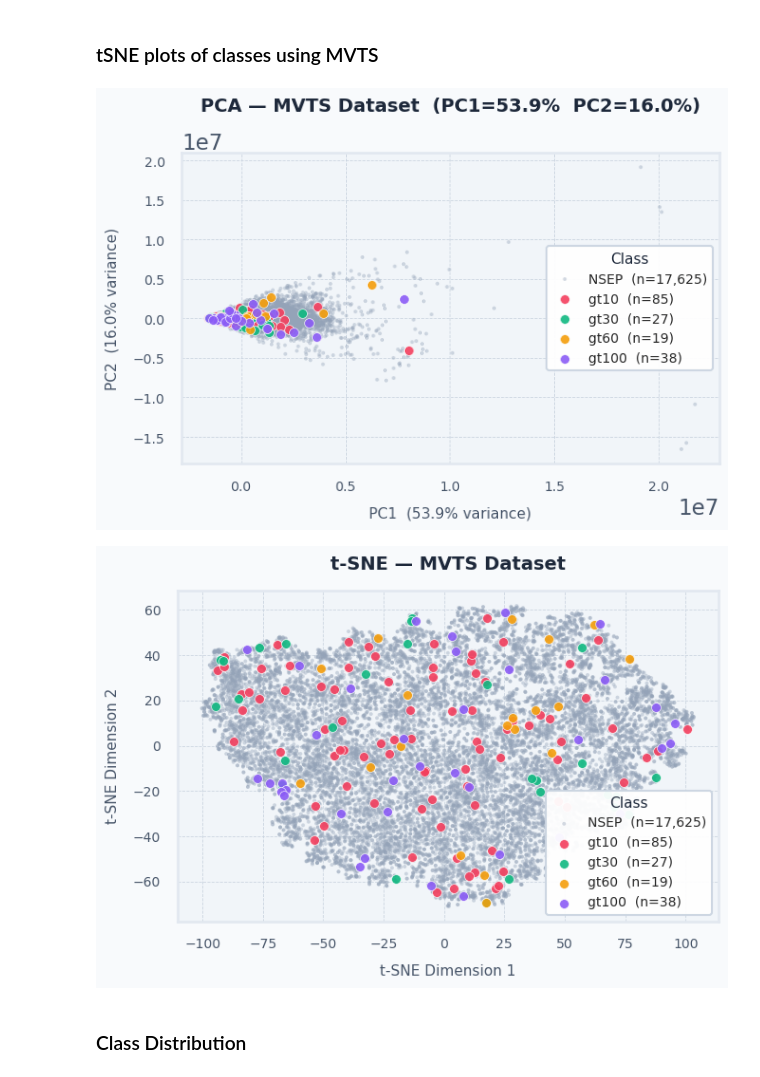
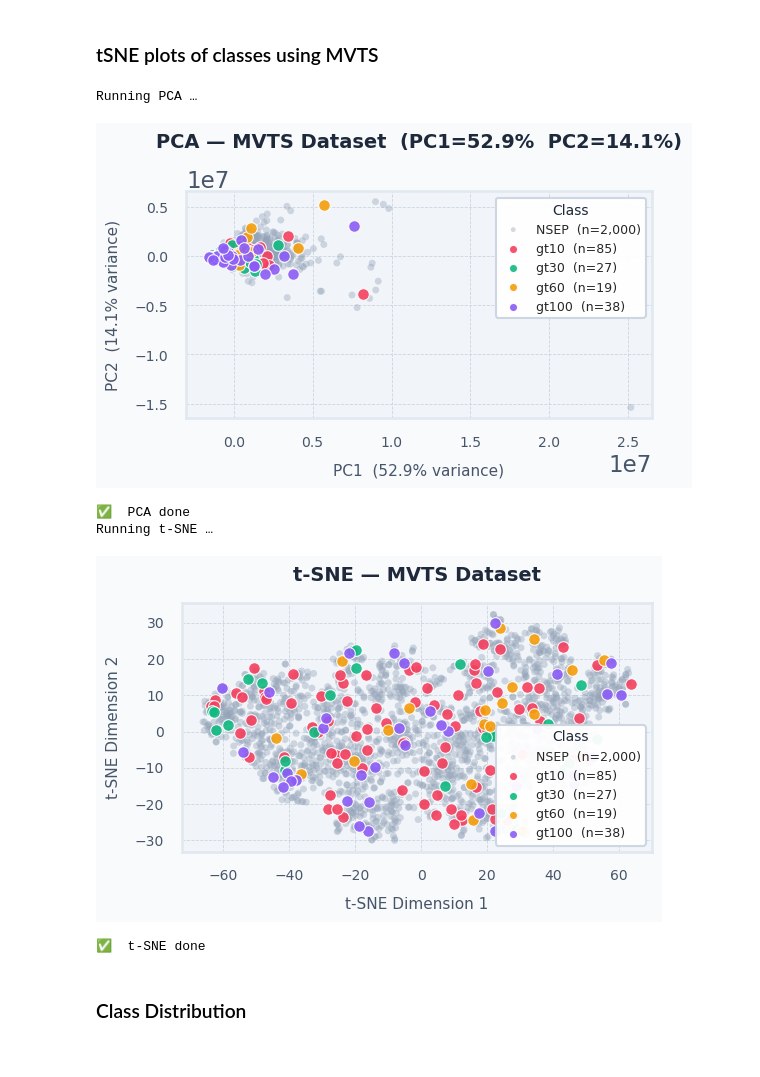
Before and after one commit to samresume/SEP_DataAugmentation, a Jupyter notebook: 1_DataPreparation.ipynb, the cells around one changed output. Cells and saved outputs as stored; diff of their text form; code cells hidden in the pictures.

```diff
--- a/1_DataPreparation.ipynb
+++ b/1_DataPreparation.ipynb
@@ -337,7 +397,6 @@ All done!
 # %%
 import warnings
 warnings.filterwarnings('ignore')
-
 import os
 import contextlib
 import pandas as pd
@@ -352,10 +411,20 @@ input_dir  = './mvts'
 output_dir = './plots'
 os.makedirs(output_dir, exist_ok=True)
 
-# Load data
+# ── Load data ─────────────────────────────────────────────────
 with open(f'{input_dir}/X.pkl', 'rb') as f:
     X = pickle.load(f)
 y = pd.read_csv(f'{input_dir}/y.csv', header=None).values.flatten().astype(int)
+
+# ── Subsample NSEP to 2000 ────────────────────────────────────
+rng      = np.random.default_rng(42)
+nsep_idx = np.where(y == 0)[0]
+sep_idx  = np.where(y != 0)[0]
+if len(nsep_idx) > 2000:
+    nsep_idx = rng.choice(nsep_idx, size=2000, replace=False)
+keep_idx = np.sort(np.concatenate([nsep_idx, sep_idx]))
+X        = X[keep_idx]
+y        = y[keep_idx]
 
 X_flat = X.reshape(X.shape[0], -1)
 
@@ -367,13 +436,13 @@ label_colors = {
     3: '#F59E0B',
     4: '#8B5CF6',
 }
-DOT_SMALL = 8
-DOT_BIG   = 50
 
+DOT_SMALL = 25
+DOT_BIG   = 70
 
 def plot_embedding(X_2d, y, title, filename, xlabel, ylabel):
     sns.set_theme(style='whitegrid', context='talk', font='DejaVu Sans')
-    fig, ax = plt.subplots(figsize=(7, 5))
+    fig, ax = plt.subplots(figsize=(6, 4))
     fig.patch.set_facecolor('#F8FAFC')
     ax.set_facecolor('#F1F5F9')
 
@@ -389,7 +458,7 @@ def plot_embedding(X_2d, y, title, filename, xlabel, ylabel):
             label=f"{label_names[label_id]}  (n={mask.sum():,})",
             alpha=0.4 if is_nsep else 0.9,
             edgecolors='none' if is_nsep else 'white',
-            linewidths=0 if is_nsep else 0.5,
+            linewidths=0 if is_nsep else 0.8,
             zorder=1 if is_nsep else 2
         )
 
@@ -397,65 +466,64 @@ def plot_embedding(X_2d, y, title, filename, xlabel, ylabel):
     ax.set_xlabel(xlabel, fontsize=11, color='#475569', labelpad=10)
     ax.set_ylabel(ylabel, fontsize=11, color='#475569', labelpad=10)
     ax.tick_params(colors='#475569', labelsize=10)
-
     for spine in ax.spines.values():
         spine.set_color('#E2E8F0')
-
     ax.yaxis.grid(True, color='#CBD5E1', linewidth=0.6, linestyle='--')
     ax.xaxis.grid(True, color='#CBD5E1', linewidth=0.6, linestyle='--')
-
     legend = ax.legend(
-        title='Class', title_fontsize=11,
-        fontsize=10, loc='best',
+        title='Class', title_fontsize=10,
+        fontsize=9, loc='best',
         framealpha=0.95, edgecolor='#CBD5E1',
-        facecolor='white'
+        facecolor='white', markerscale=0.7,
     )
     legend.get_title().set_color('#1E293B')
-
     plt.tight_layout()
     plt.savefig(f'{output_dir}/{filename}', dpi=150,
                 bbox_inches='tight', facecolor=fig.get_facecolor())
-    plt.show()   # ← display inline
+    plt.show()
     plt.close()
-
 
 def silence(func, *args, **kwargs):
     with open(os.devnull, 'w') as devnull:
         with contextlib.redirect_stdout(devnull), contextlib.redirect_stderr(devnull):
             return func(*args, **kwargs)
 
-
-# ── PCA ───────────────────────────────────────────────────────────────────────
+# ── PCA ───────────────────────────────────────────────────────
+print("Running PCA …", flush=True)
 pca   = PCA(n_components=2, random_state=42)
 X_pca = silence(pca.fit_transform, X_flat)
 var   = pca.explained_variance_ratio_ * 100
-
 plot_embedding(
     X_pca, y,
     title=f'PCA — MVTS Dataset  (PC1={var[0]:.1f}%  PC2={var[1]:.1f}%)',
     filename='pca.png',
     xlabel=f'PC1  ({var[0]:.1f}% variance)',
     ylabel=f'PC2  ({var[1]:.1f}% variance)'
 )
+print("✅  PCA done", flush=True)
 
-# ── t-SNE ─────────────────────────────────────────────────────────────────────
+# ── t-SNE ─────────────────────────────────────────────────────
+print("Running t-SNE …", flush=True)
 pca50   = PCA(n_components=50, random_state=42)
 X_pca50 = silence(pca50.fit_transform, X_flat)
-
-tsne   = TSNE(n_components=2, random_state=42, perplexity=30,
-              max_iter=1000, verbose=0)
-X_tsne = silence(tsne.fit_transform, X_pca50)
-
+tsne    = TSNE(n_components=2, random_state=42, perplexity=30,
+               max_iter=1000, verbose=0)
+X_tsne  = silence(tsne.fit_transform, X_pca50)
 plot_embedding(
     X_tsne, y,
     title='t-SNE — MVTS Dataset',
     filename='tsne.png',
     xlabel='t-SNE Dimension 1',
     ylabel='t-SNE Dimension 2'
 )
+print("✅  t-SNE done", flush=True)
 # %% [output]
+Running PCA …
-[figure, old version]
+[figure, new version]
+✅  PCA done
+Running t-SNE …
-[figure, old version]
+[figure, new version]
+✅  t-SNE done
 # %% [markdown]
 ### Class Distribution
 # %%
```
Also changed, not shown: parts of 19 cells of this notebook, 12 other files.
